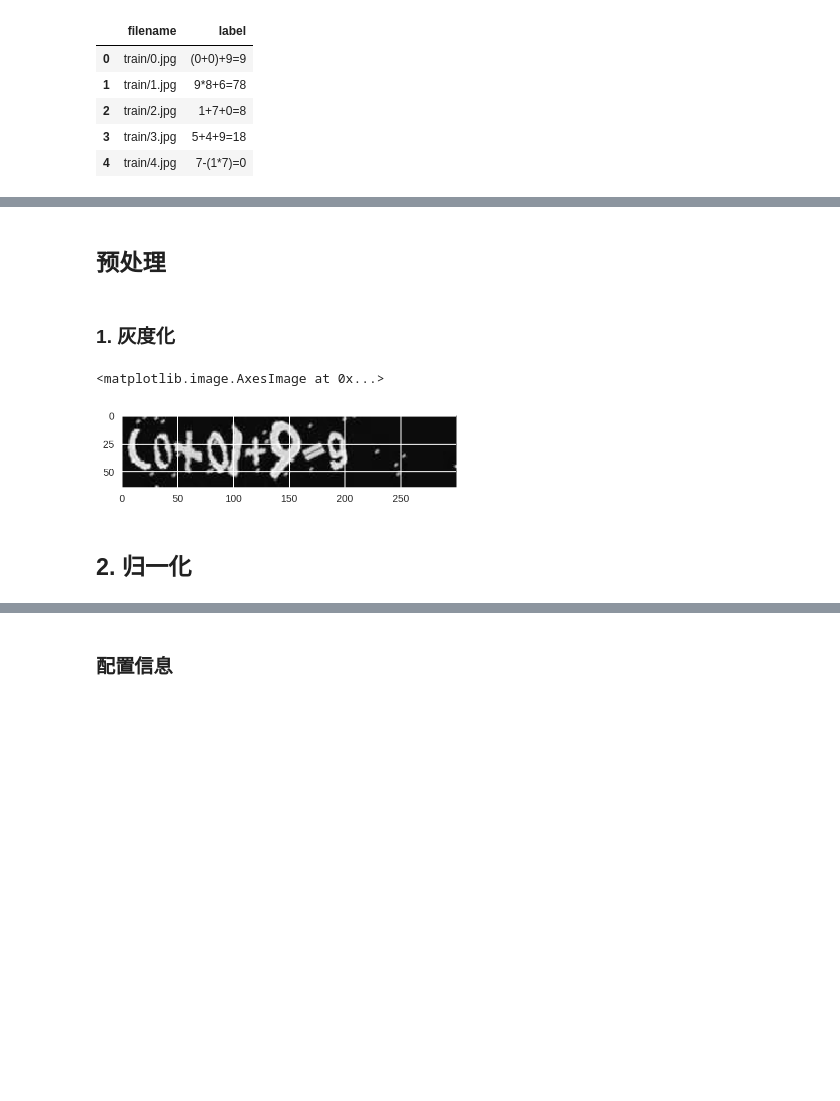
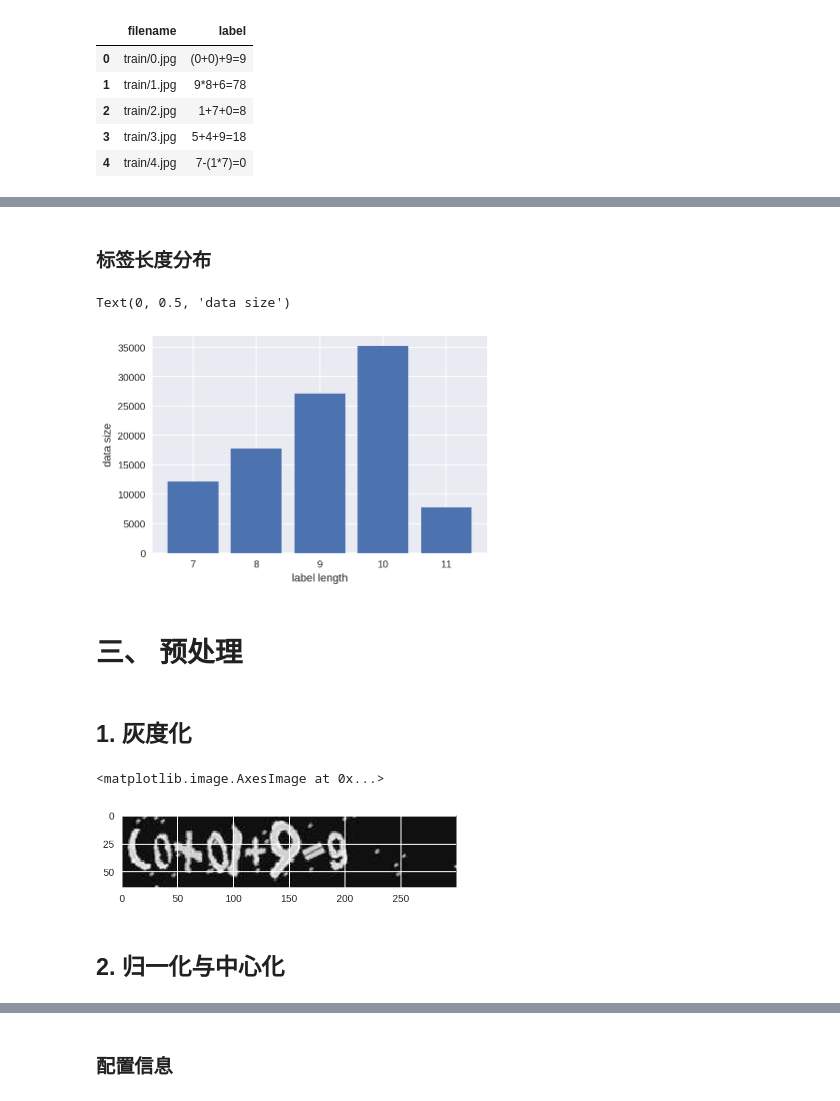
Before and after one commit to rawk-v/MLND-projects, a Jupyter notebook: MLND-capstone-project/capstone_project.ipynb, the cells around one changed output, grey strips where cells are left out. Cells and saved outputs as stored; diff of their text form; code cells hidden in the pictures; blank space fills up the shorter version.

```diff
--- a/MLND-capstone-project/capstone_project.ipynb
+++ b/MLND-capstone-project/capstone_project.ipynb
@@ -66,4 +72,19 @@ show_imgs(imgs, titles, 2)
+# %% [markdown]
+### 标签长度分布
+# %%
+from collections import defaultdict
+
+d = defaultdict(int)
+for label in labels_data['label']:
+    d[len(label)] += 1
+
+plt.bar(d.keys(), d.values())
+plt.xlabel('label length')
+plt.ylabel('data size')
+# %% [output]
+Text(0, 0.5, 'data size')
+[figure, added]
 # %% [markdown]
-## 预处理
+# 三、 预处理
 # %% [markdown]
-### 1. 灰度化
+## 1. 灰度化
@@ -78,4 +96,4 @@ plt.imshow(img0[:, :, 0])
 <matplotlib.image.AxesImage at 0x...>
 [figure]
 # %% [markdown]
-## 2. 归一化
+## 2. 归一化与中心化
```
Also changed, not shown: parts of 38 cells of this notebook, 15 other files.
